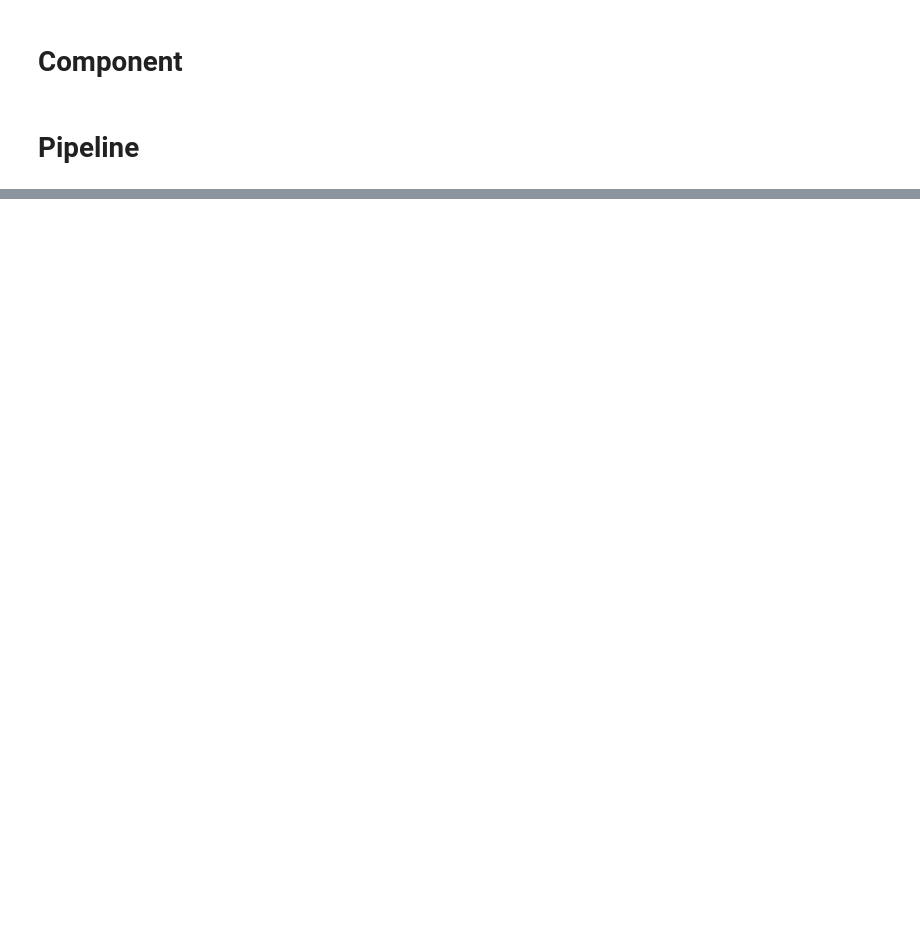
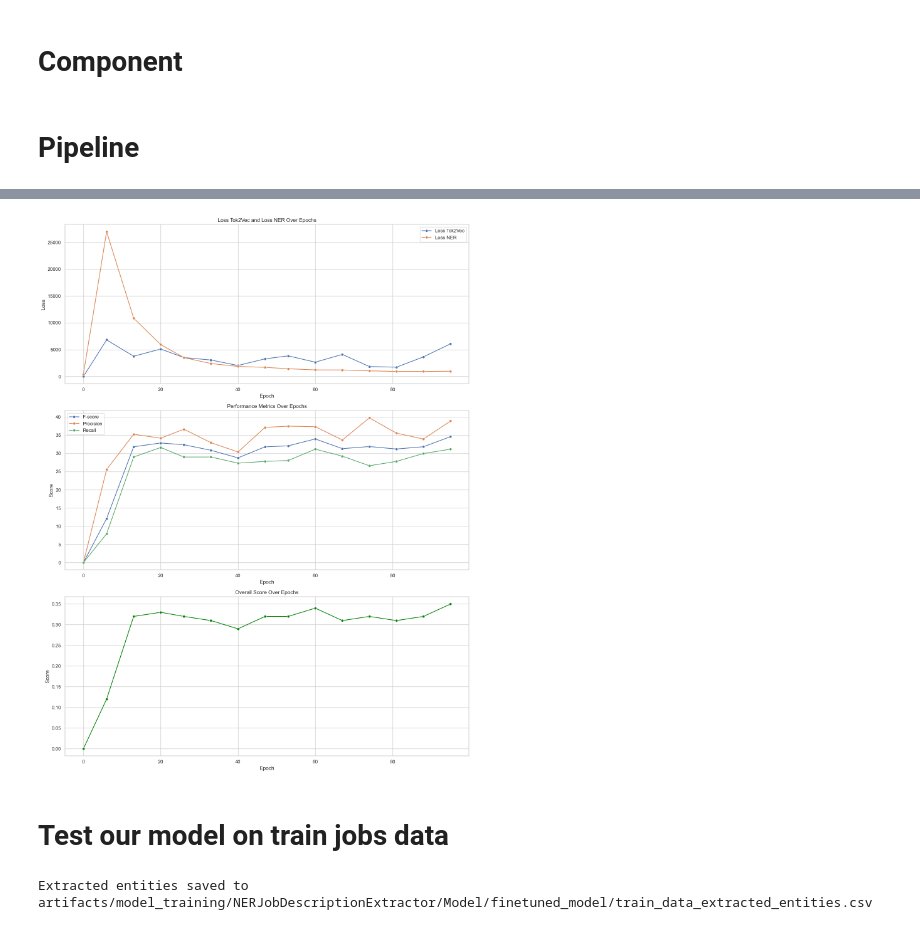
Before and after one commit to etietopabraham/career_chief_rep, a Jupyter notebook: research/spacy_custom_ner.ipynb, the cells around one changed output, grey strips where cells are left out. Drawn from its saved outputs; the diff is of its cells as text; code cells hidden in the pictures; blank space fills up the shorter version.

Commit message:
finetuned ner model and extracted entities from train job descriptions and merged train data

```diff
--- a/research/spacy_custom_ner.ipynb
+++ b/research/spacy_custom_ner.ipynb
@@ -701,0 +551,52 @@ Losses at iteration 19: {'ner': 3029.3448324456112}
+# %%
+import pandas as pd
+import matplotlib.pyplot as plt
+import seaborn as sns
+
+# Function to visualize training metrics
+def visualize_training_metrics(metrics_csv_path):
+    """
+    Visualizes the training metrics including loss, F1 score, precision, recall, and score from a CSV file.
+
+    Parameters:
+    - metrics_csv_path: str, path to the CSV file containing the training metrics.
+    """
+    # Load the metrics from the CSV file
+    metrics_df = pd.read_csv(metrics_csv_path)
+
+    # Setting the style
+    sns.set(style="whitegrid")
+
+    # Creating subplots for each type of analysis
+    fig, ax = plt.subplots(3, 1, figsize=(14, 18))
+
+    # Plotting Loss Tok2Vec and Loss NER
+    sns.lineplot(x='Epoch', y='Loss Tok2Vec', data=metrics_df, marker='o', label='Loss Tok2Vec', ax=ax[0])
+    sns.lineplot(x='Epoch', y='Loss NER', data=metrics_df, marker='o', label='Loss NER', ax=ax[0])
+    ax[0].set_title('Loss Tok2Vec and Loss NER Over Epochs')
+    ax[0].set_ylabel('Loss')
+    ax[0].legend()
+
+    # Plotting ENTS_F, ENTS_P, and ENTS_R
+    sns.lineplot(x='Epoch', y='ENTS_F', data=metrics_df, marker='o', label='F-score', ax=ax[1])
+    sns.lineplot(x='Epoch', y='ENTS_P', data=metrics_df, marker='o', label='Precision', ax=ax[1])
+    sns.lineplot(x='Epoch', y='ENTS_R', data=metrics_df, marker='o', label='Recall', ax=ax[1])
+    ax[1].set_title('Performance Metrics Over Epochs')
+    ax[1].set_ylabel('Score')
+    ax[1].legend()
+
+    # Plotting the Overall Score
+    sns.lineplot(x='Epoch', y='Score', data=metrics_df, marker='o', color='green', ax=ax[2])
+    ax[2].set_title('Overall Score Over Epochs')
+    ax[2].set_ylabel('Score')
+
+    plt.tight_layout()
+    plt.show()
+
+
+# Example usage
+visualize_training_metrics("artifacts/model_training/NERJobDescriptionExtractor/Model/finetuned_model/training_metrics.csv")
+# %% [output]
+[figure, added]
+# %% [markdown]
+# Test our model on train jobs data
@@ -701,0 +678,8 @@ Losses at iteration 19: {'ner': 3029.3448324456112}
+# %%
+model_path = "artifacts/model_training/NERJobDescriptionExtractor/Model/finetuned_model/model-best"
+data_path = "artifacts/data_transformation/train_data.csv"
+output_path = "artifacts/model_training/NERJobDescriptionExtractor/Model/finetuned_model/train_data_extracted_entities.csv"
+extract_ner = EntityExtractorFromJobDescriptions(model_path, data_path, output_path)
+extract_ner.extract_and_save_entities()
+# %% [output]
+Extracted entities saved to artifacts/model_training/NERJobDescriptionExtractor/Model/finetuned_model/train_data_extracted_entities.csv
```
Also changed, not shown: parts of 14 cells of this notebook, 4 other files.
